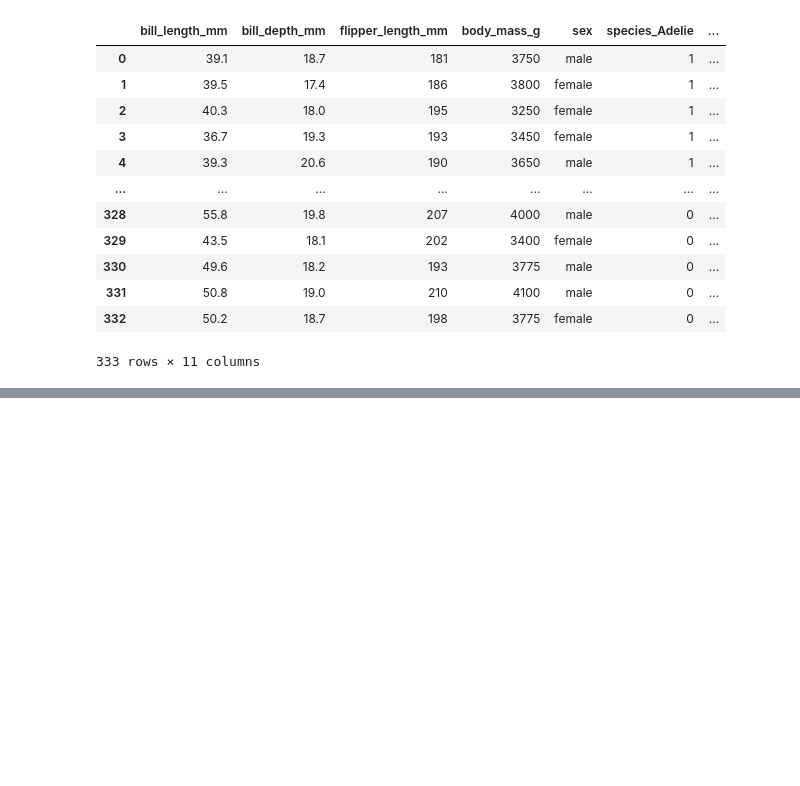
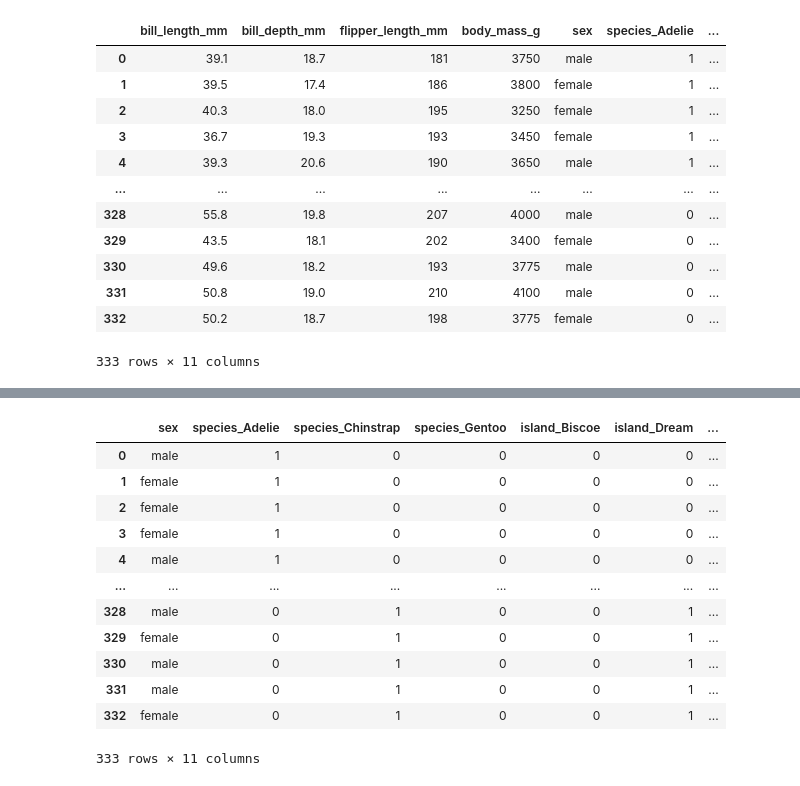
Before and after one commit to cindylmr19/pendat, a Jupyter notebook: _sources/menghitung-jarak.ipynb, the cells around one changed output, grey strips where cells are left out. Drawn from its saved outputs; the diff is of its cells as text; code cells hidden in the pictures; blank space fills up the shorter version.

```diff
--- a/_sources/menghitung-jarak.ipynb
+++ b/_sources/menghitung-jarak.ipynb
@@ -119,0 +141,4 @@ Hasil
+# %%
+scaler = MinMaxScaler()
+# %%
+scaler.fit(FrameNormalisasi)
@@ -119,0 +150,5 @@ Hasil
+# %%
+hasilNormalisasi = scaler.transform(FrameNormalisasi)
+# %%
+hasilNormalisasi = pd.DataFrame(hasilNormalisasi,columns = dataNormalisasi)
+hasilNormalisasi
@@ -119,0 +169,18 @@ Hasil
+# %%
+Hasil = Hasil.drop(columns = dataNormalisasi)
+Hasil = pd.concat([Hasil, hasilNormalisasi], axis=1)
+Hasil
+# %% [output]
+|  | sex | species_Adelie | species_Chinstrap | species_Gentoo | island_Biscoe | island_Dream | ... |
+| 0 | male | 1 | 0 | 0 | 0 | 0 | ... |
+| 1 | female | 1 | 0 | 0 | 0 | 0 | ... |
+| 2 | female | 1 | 0 | 0 | 0 | 0 | ... |
+| 3 | female | 1 | 0 | 0 | 0 | 0 | ... |
+| 4 | male | 1 | 0 | 0 | 0 | 0 | ... |
+| ... | ... | ... | ... | ... | ... | ... | ... |
+| 328 | male | 0 | 1 | 0 | 0 | 1 | ... |
+| 329 | female | 0 | 1 | 0 | 0 | 1 | ... |
+| 330 | male | 0 | 1 | 0 | 0 | 1 | ... |
+| 331 | male | 0 | 1 | 0 | 0 | 1 | ... |
+| 332 | female | 0 | 1 | 0 | 0 | 1 | ... |
+333 rows × 11 columns
```
Also changed, not shown: parts of 6 cells of this notebook, 2 other files.
